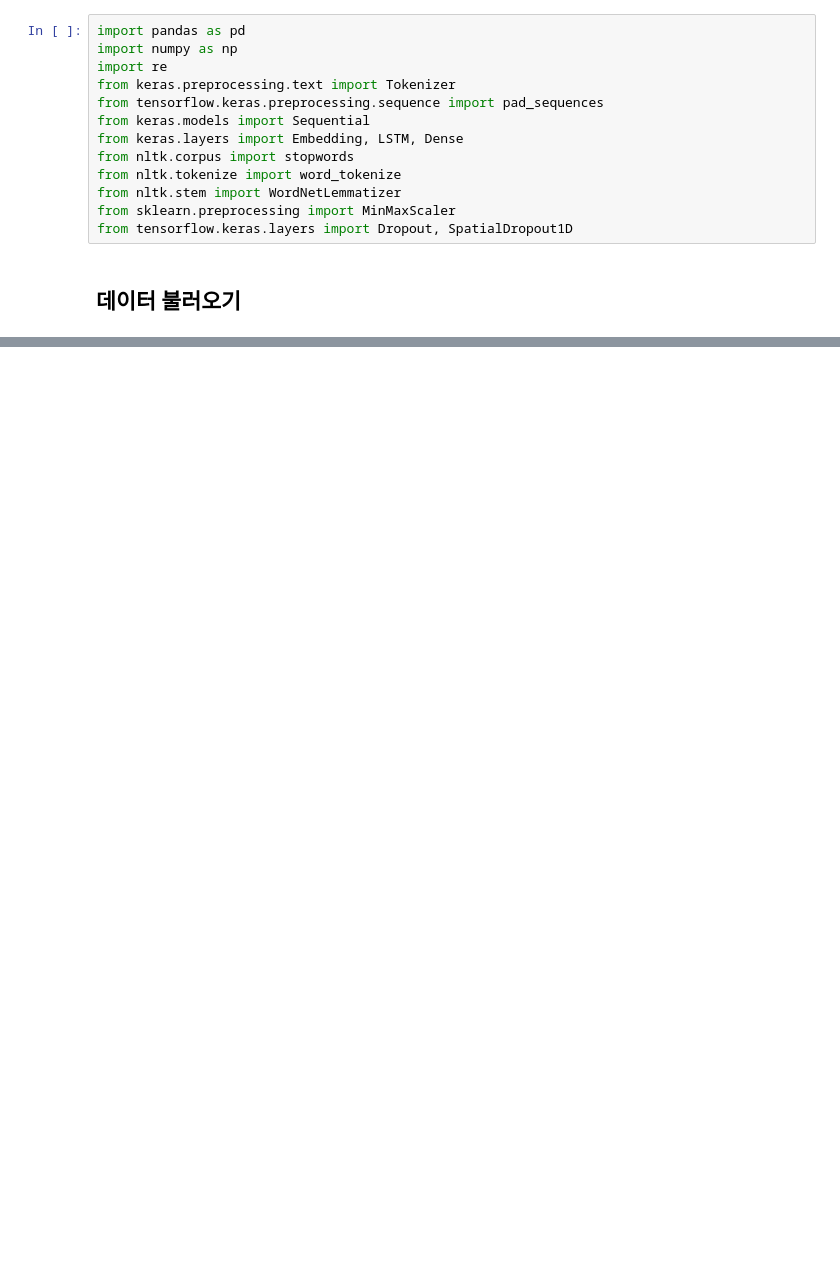
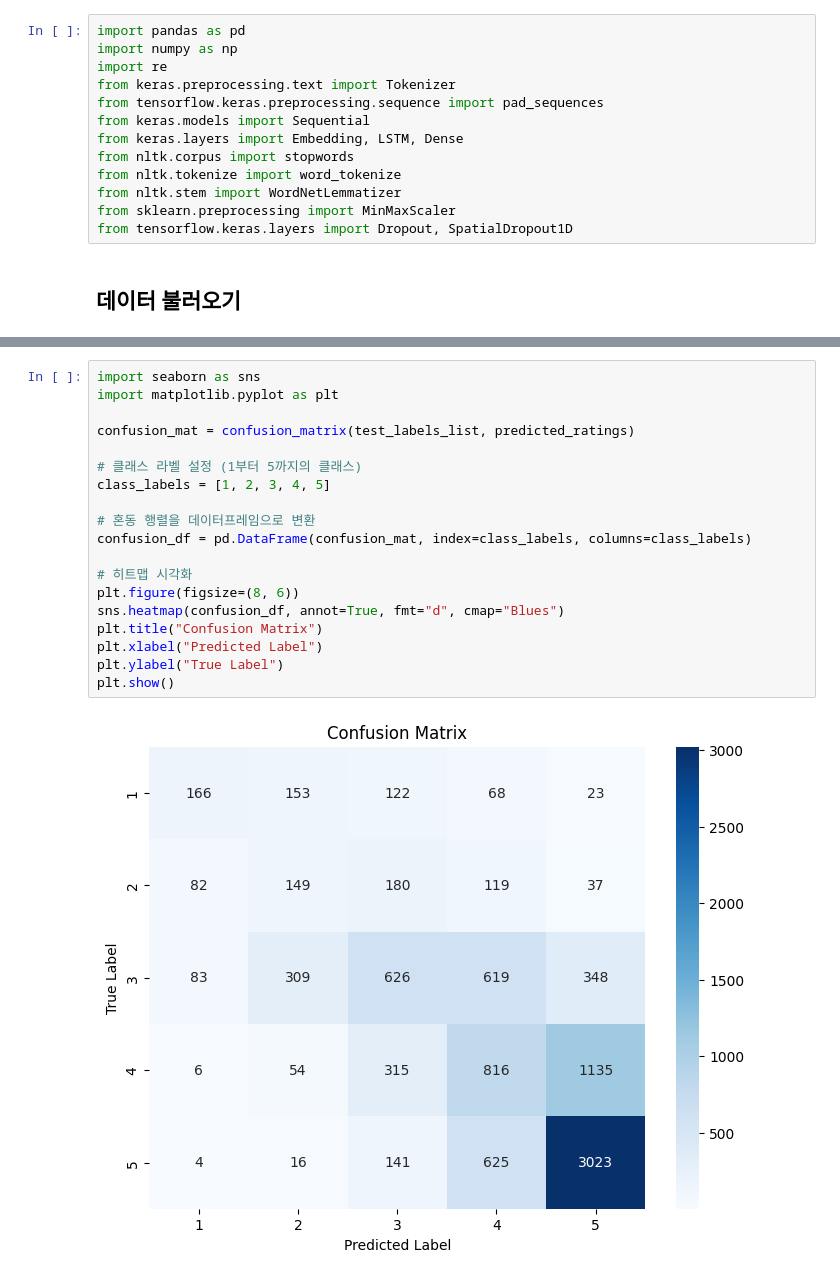
Before and after one commit to sungchan-jo/Python_basic, a Jupyter notebook: deep_learning/NLP_Project/text_processing #2.ipynb, the cells around one changed output, grey strips where cells are left out. Drawn from its saved outputs; the diff is of its cells as text; blank space fills up the shorter version.

```diff
--- a/deep_learning/NLP_Project/text_processing #2.ipynb
+++ b/deep_learning/NLP_Project/text_processing #2.ipynb
@@ -236,3 +265,24 @@ Test Loss: 0.07218589633703232
+# %%
+import seaborn as sns
+import matplotlib.pyplot as plt
+
+confusion_mat = confusion_matrix(test_labels_list, predicted_ratings)
+
+# 클래스 라벨 설정 (1부터 5까지의 클래스)
+class_labels = [1, 2, 3, 4, 5]
+
+# 혼동 행렬을 데이터프레임으로 변환
+confusion_df = pd.DataFrame(confusion_mat, index=class_labels, columns=class_labels)
+
+# 히트맵 시각화
+plt.figure(figsize=(8, 6))
+sns.heatmap(confusion_df, annot=True, fmt="d", cmap="Blues")
+plt.title("Confusion Matrix")
+plt.xlabel("Predicted Label")
+plt.ylabel("True Label")
+plt.show()
+# %% [output]
+[figure, added]
 # %%
 import matplotlib.pyplot as plt
 
```
Also changed, not shown: parts of 33 cells of this notebook, 10 other files.
